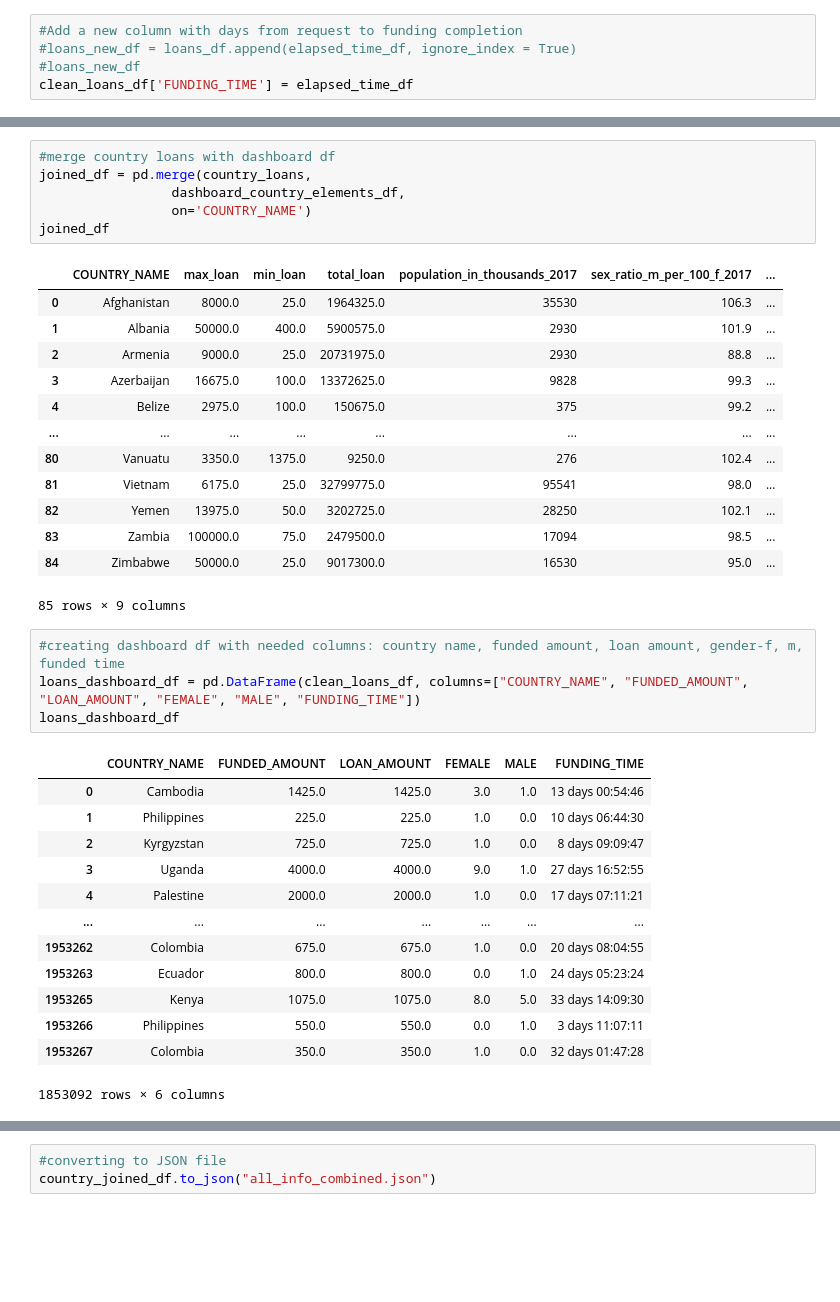
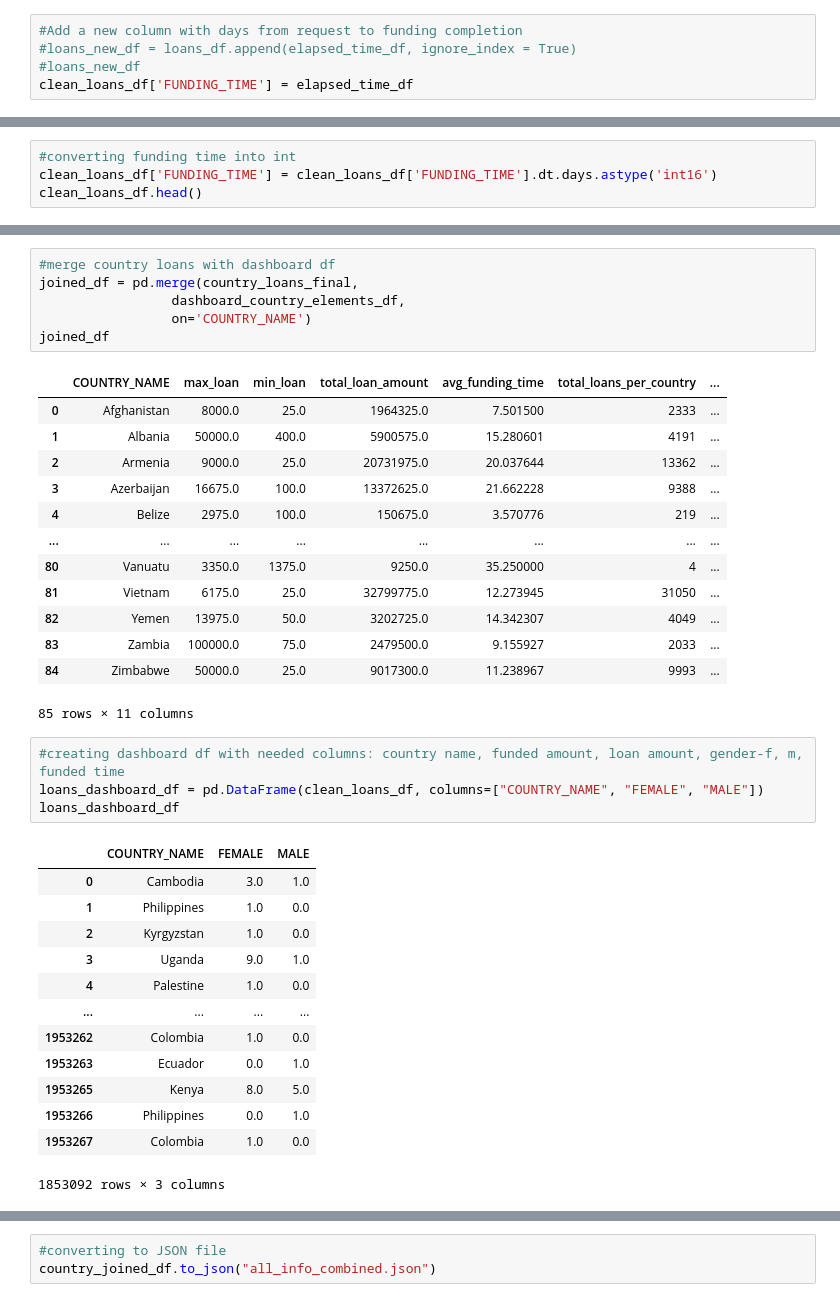
Before and after one commit to emmysobieski/TeamPySpark, a Jupyter notebook: Dashboard_Data_Exploration.ipynb, the cells around one changed output, grey strips where cells are left out. Saved outputs shown, nothing was run; the diff lists cells and outputs as text; blank space fills up the shorter version.

```diff
--- a/Dashboard_Data_Exploration.ipynb
+++ b/Dashboard_Data_Exploration.ipynb
@@ -363,0 +337,4 @@ country.tail()
+# %%
+#converting funding time into int
+clean_loans_df['FUNDING_TIME'] = clean_loans_df['FUNDING_TIME'].dt.days.astype('int16')
+clean_loans_df.head()
@@ -385,41 +442,41 @@ country_loans
 # %%
 #merge country loans with dashboard df
-joined_df = pd.merge(country_loans,
+joined_df = pd.merge(country_loans_final,
                  dashboard_country_elements_df,
                  on='COUNTRY_NAME')
 joined_df
 # %% [output]
-|  | COUNTRY_NAME | max_loan | min_loan | total_loan | population_in_thousands_2017 | sex_ratio_m_per_100_f_2017 | ... |
-| 0 | Afghanistan | 8000.0 | 25.0 | 1964325.0 | 35530 | 106.3 | ... |
-| 1 | Albania | 50000.0 | 400.0 | 5900575.0 | 2930 | 101.9 | ... |
-| 2 | Armenia | 9000.0 | 25.0 | 20731975.0 | 2930 | 88.8 | ... |
-| 3 | Azerbaijan | 16675.0 | 100.0 | 13372625.0 | 9828 | 99.3 | ... |
-| 4 | Belize | 2975.0 | 100.0 | 150675.0 | 375 | 99.2 | ... |
+|  | COUNTRY_NAME | max_loan | min_loan | total_loan_amount | avg_funding_time | total_loans_per_country | ... |
+| 0 | Afghanistan | 8000.0 | 25.0 | 1964325.0 | 7.501500 | 2333 | ... |
+| 1 | Albania | 50000.0 | 400.0 | 5900575.0 | 15.280601 | 4191 | ... |
+| 2 | Armenia | 9000.0 | 25.0 | 20731975.0 | 20.037644 | 13362 | ... |
+| 3 | Azerbaijan | 16675.0 | 100.0 | 13372625.0 | 21.662228 | 9388 | ... |
+| 4 | Belize | 2975.0 | 100.0 | 150675.0 | 3.570776 | 219 | ... |
 | ... | ... | ... | ... | ... | ... | ... | ... |
-| 80 | Vanuatu | 3350.0 | 1375.0 | 9250.0 | 276 | 102.4 | ... |
-| 81 | Vietnam | 6175.0 | 25.0 | 32799775.0 | 95541 | 98.0 | ... |
-| 82 | Yemen | 13975.0 | 50.0 | 3202725.0 | 28250 | 102.1 | ... |
-| 83 | Zambia | 100000.0 | 75.0 | 2479500.0 | 17094 | 98.5 | ... |
-| 84 | Zimbabwe | 50000.0 | 25.0 | 9017300.0 | 16530 | 95.0 | ... |
+| 80 | Vanuatu | 3350.0 | 1375.0 | 9250.0 | 35.250000 | 4 | ... |
+| 81 | Vietnam | 6175.0 | 25.0 | 32799775.0 | 12.273945 | 31050 | ... |
+| 82 | Yemen | 13975.0 | 50.0 | 3202725.0 | 14.342307 | 4049 | ... |
+| 83 | Zambia | 100000.0 | 75.0 | 2479500.0 | 9.155927 | 2033 | ... |
+| 84 | Zimbabwe | 50000.0 | 25.0 | 9017300.0 | 11.238967 | 9993 | ... |
-85 rows × 9 columns
+85 rows × 11 columns
 # %%
 #creating dashboard df with needed columns: country name, funded amount, loan amount, gender-f, m, funded time
-loans_dashboard_df = pd.DataFrame(clean_loans_df, columns=["COUNTRY_NAME", "FUNDED_AMOUNT", "LOAN_AMOUNT", "FEMALE", "MALE", "FUNDING_TIME"])
+loans_dashboard_df = pd.DataFrame(clean_loans_df, columns=["COUNTRY_NAME", "FEMALE", "MALE"])
 loans_dashboard_df
 # %% [output]
-|  | COUNTRY_NAME | FUNDED_AMOUNT | LOAN_AMOUNT | FEMALE | MALE | FUNDING_TIME |
-| 0 | Cambodia | 1425.0 | 1425.0 | 3.0 | 1.0 | 13 days 00:54:46 |
-| 1 | Philippines | 225.0 | 225.0 | 1.0 | 0.0 | 10 days 06:44:30 |
-| 2 | Kyrgyzstan | 725.0 | 725.0 | 1.0 | 0.0 | 8 days 09:09:47 |
-| 3 | Uganda | 4000.0 | 4000.0 | 9.0 | 1.0 | 27 days 16:52:55 |
-| 4 | Palestine | 2000.0 | 2000.0 | 1.0 | 0.0 | 17 days 07:11:21 |
-| ... | ... | ... | ... | ... | ... | ... |
-| 1953262 | Colombia | 675.0 | 675.0 | 1.0 | 0.0 | 20 days 08:04:55 |
-| 1953263 | Ecuador | 800.0 | 800.0 | 0.0 | 1.0 | 24 days 05:23:24 |
-| 1953265 | Kenya | 1075.0 | 1075.0 | 8.0 | 5.0 | 33 days 14:09:30 |
-| 1953266 | Philippines | 550.0 | 550.0 | 0.0 | 1.0 | 3 days 11:07:11 |
-| 1953267 | Colombia | 350.0 | 350.0 | 1.0 | 0.0 | 32 days 01:47:28 |
+|  | COUNTRY_NAME | FEMALE | MALE |
+| 0 | Cambodia | 3.0 | 1.0 |
+| 1 | Philippines | 1.0 | 0.0 |
+| 2 | Kyrgyzstan | 1.0 | 0.0 |
+| 3 | Uganda | 9.0 | 1.0 |
+| 4 | Palestine | 1.0 | 0.0 |
+| ... | ... | ... | ... |
+| 1953262 | Colombia | 1.0 | 0.0 |
+| 1953263 | Ecuador | 0.0 | 1.0 |
+| 1953265 | Kenya | 8.0 | 5.0 |
+| 1953266 | Philippines | 0.0 | 1.0 |
+| 1953267 | Colombia | 1.0 | 0.0 |
-1853092 rows × 6 columns
+1853092 rows × 3 columns
 # %%
 #taking 1 percent sample of data
 #sampled a lot to avoid merge problems
```
Also changed, not shown: parts of 13 cells of this notebook, 1 other file.
